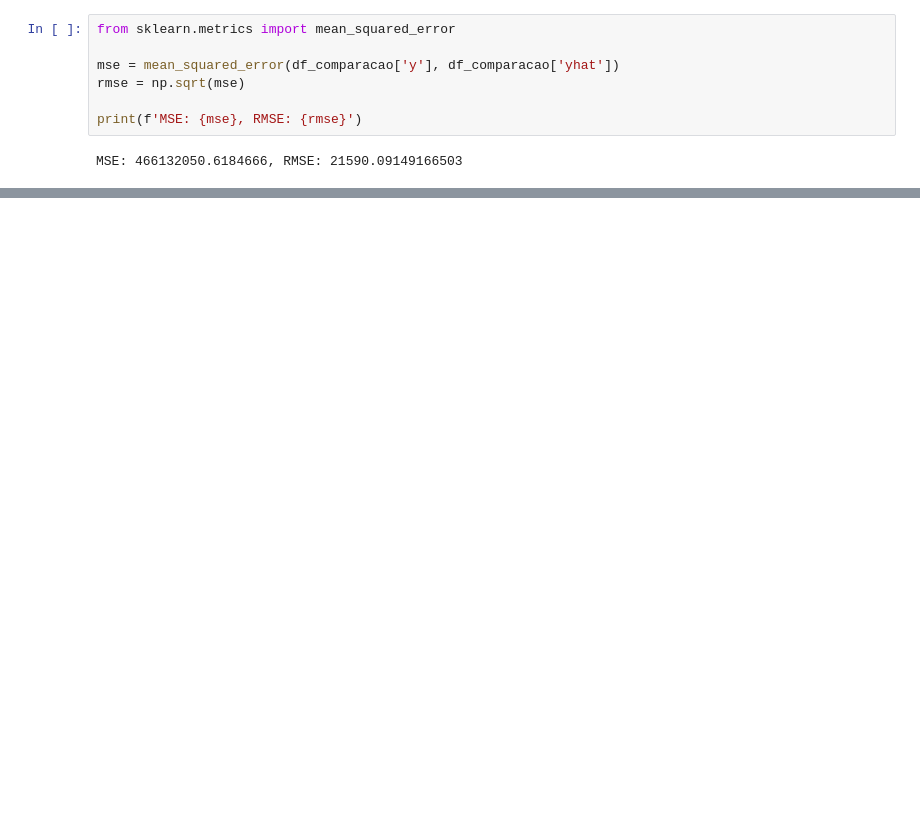
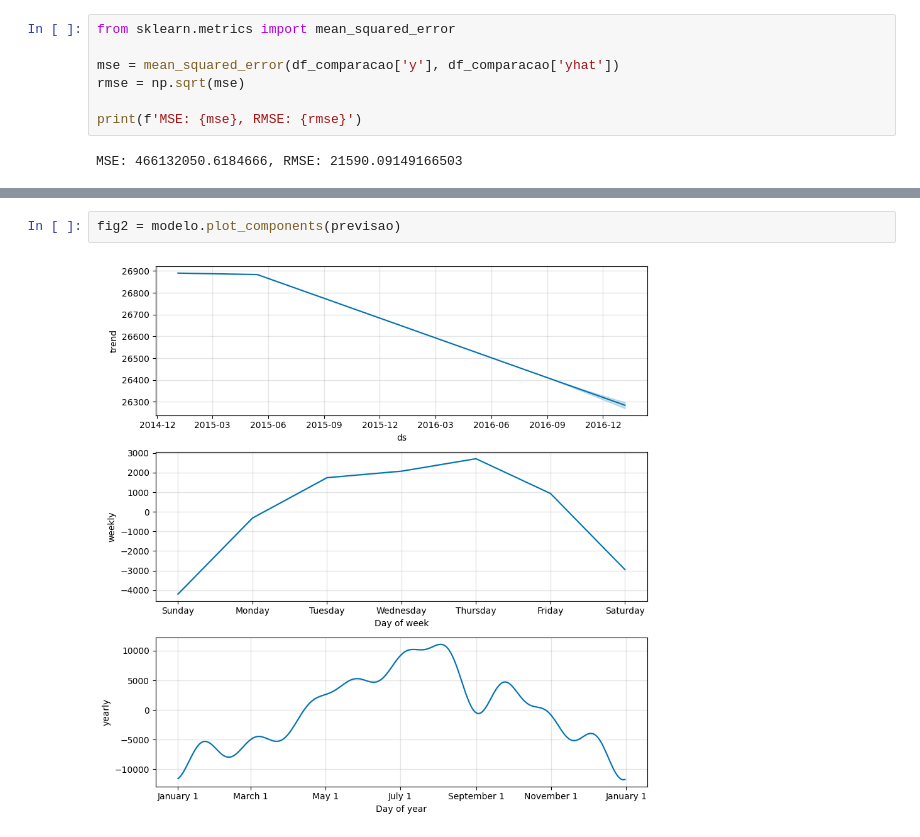
Before and after one commit to gabrielfsil/data-science-temporal-series, a Jupyter notebook: notebooks/temporal-series.ipynb, the cells around one changed output, grey strips where cells are left out. Saved outputs shown, nothing was run; the diff lists cells and outputs as text; blank space fills up the shorter version.

```diff
--- a/notebooks/temporal-series.ipynb
+++ b/notebooks/temporal-series.ipynb
@@ -723,0 +724,4 @@ MSE: 466132050.6184666, RMSE: 21590.09149166503
+# %%
+fig2 = modelo.plot_components(previsao)
+# %% [output]
+[figure, added]
```
Also changed, not shown: parts of 27 cells of this notebook, 1 other file.
